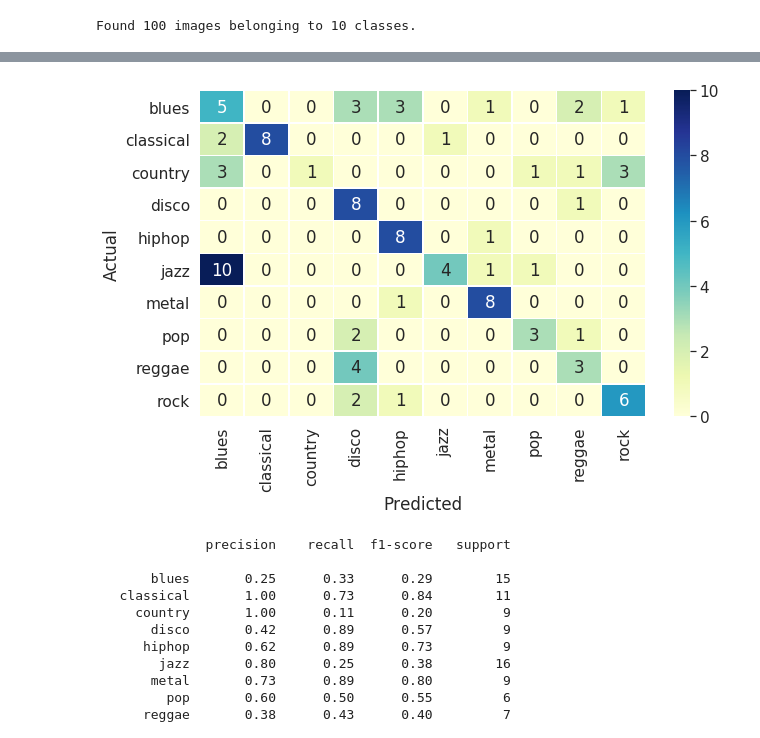
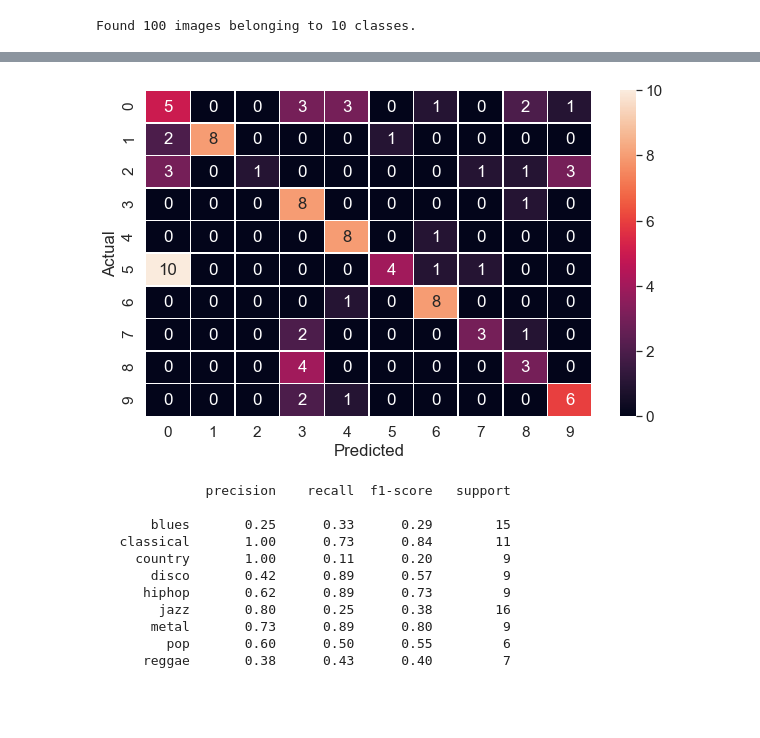
Before and after one commit to Mrnoorsingh/music-genre, a Jupyter notebook: main.ipynb, the cells around one changed output, grey strips where cells are left out. Saved outputs shown, nothing was run; the diff lists cells and outputs as text; code cells hidden in the pictures; blank space fills up the shorter version.

```diff
--- a/main.ipynb
+++ b/main.ipynb
@@ -177,15 +166,14 @@ mat=confusion_matrix(true_label,label_pred)
 # %%
 #plot confusion matrix
 df=pd.DataFrame(mat,index=list(test_generator.class_indices),columns=list(test_generator.class_indices))
-df.index.name = 'Actual'
-df.columns.name = 'Predicted'
 plt.figure(figsize=(10,6))
 sn.set(font_scale=1.4)
-sn.heatmap(df,annot=True,cmap="YlGnBu",linewidths=.5)
-
+sn.heatmap(mat,annot=True,linewidths=.5)
+plt.xlabel('Predicted')
+plt.ylabel('Actual')
 plt.show()
 # %% [output]
-[figure, old version]
+[figure, new version]
 # %%
 print (classification_report(true_label,label_pred))
 # %% [output]
```
Also changed, not shown: parts of 6 cells of this notebook.
